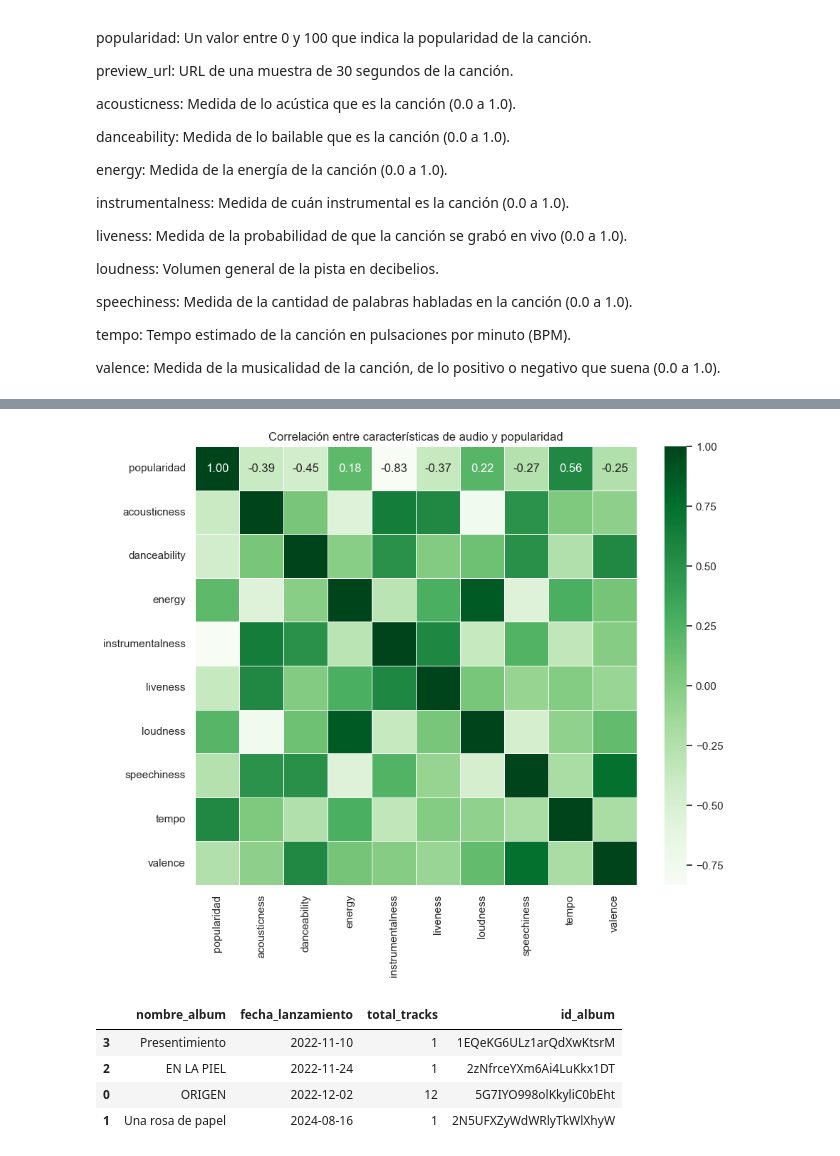
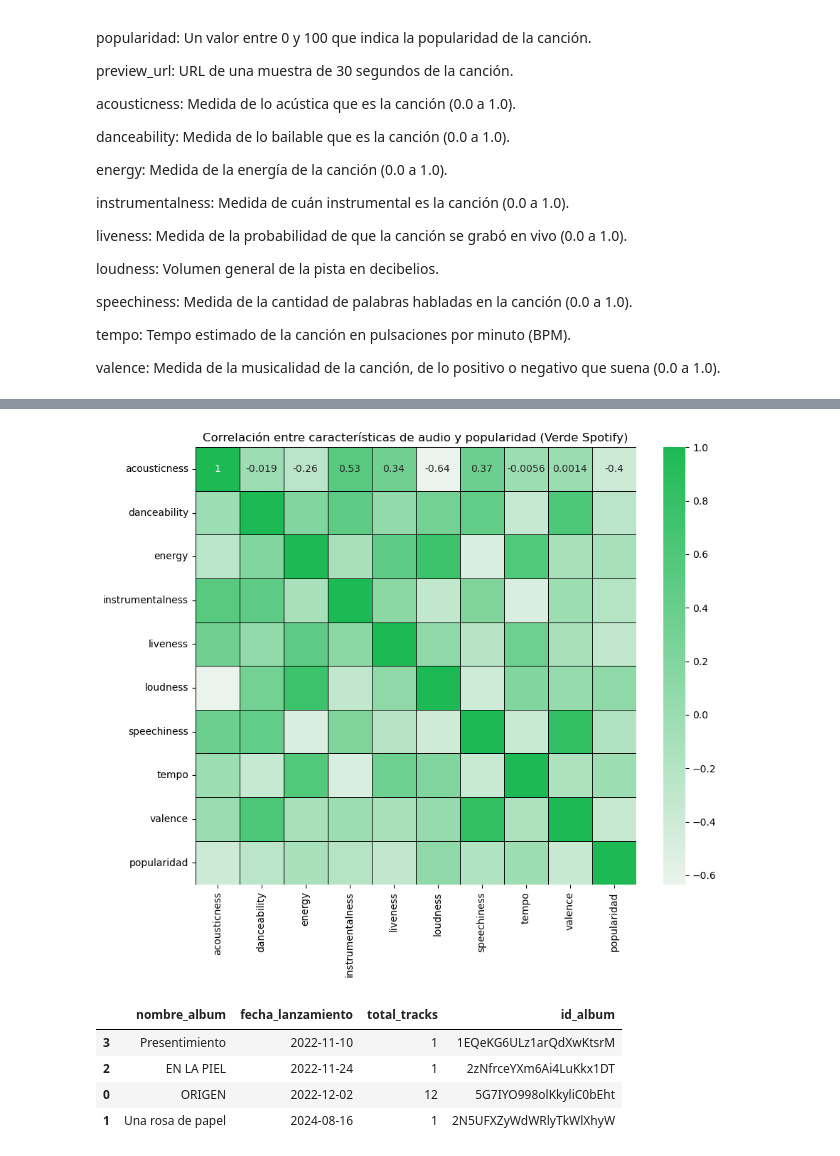
Before and after one commit to Nunurix/DavidCataMusic, a Jupyter notebook: David_Cata.ipynb, the cells around one changed output, grey strips where cells are left out. Cells and saved outputs as stored; diff of their text form; code cells hidden in the pictures.

```diff
--- a/David_Cata.ipynb
+++ b/David_Cata.ipynb
@@ -120,12 +121,31 @@ plt.show()
-# %%
-# Gráfico 2: Correlación entre características de audio y popularidad
-plt.figure(figsize=(10, 8))
-sns.heatmap(df_canciones[['popularidad', 'acousticness', 'danceability', 'energy', 'instrumentalness',
-                          'liveness', 'loudness', 'speechiness', 'tempo', 'valence']].corr(), annot=True, cmap='Greens', fmt='.2f', linewidths=0.5)
-plt.title('Correlación entre características de audio y popularidad')
-plt.show()
-# %% [output]
-[figure, removed]
+# %%
+# Definir la función para obtener la matriz de correlación
+def crear_heatmap_verde(df_canciones):
+    # Seleccionar solo las columnas numéricas que representan las características de audio
+    caracteristicas_audio = df_canciones[['acousticness', 'danceability', 'energy',
+                                          'instrumentalness', 'liveness', 'loudness',
+                                          'speechiness', 'tempo', 'valence', 'popularidad']]
+
+    # Calcular la matriz de correlación
+    matriz_correlacion = caracteristicas_audio.corr()
+
+    # Crear una paleta de colores verdes personalizada
+    verde_spotify = sns.light_palette("#1DB954", as_cmap=True)
+
+    # Configurar el tamaño de la figura
+    plt.figure(figsize=(10, 8))
+
+    # Crear un heatmap usando la paleta de colores verdes
+    sns.heatmap(matriz_correlacion, annot=True, cmap=verde_spotify, linewidths=0.5, linecolor='black')
+
+    # Configurar el título y las etiquetas
+    plt.title('Correlación entre características de audio y popularidad (Verde Spotify)')
+    plt.show()
+
+# Llamar a la función para crear el heatmap con el DataFrame df_canciones
+crear_heatmap_verde(df_canciones)
+# %% [output]
+[figure, added]
 # %%
 # Obtener discografía completa (álbumes y singles)
 albums = sp.artist_albums(id_artista, album_type='album,single', limit=50)['items']
```
Also changed, not shown: parts of 16 cells of this notebook.
